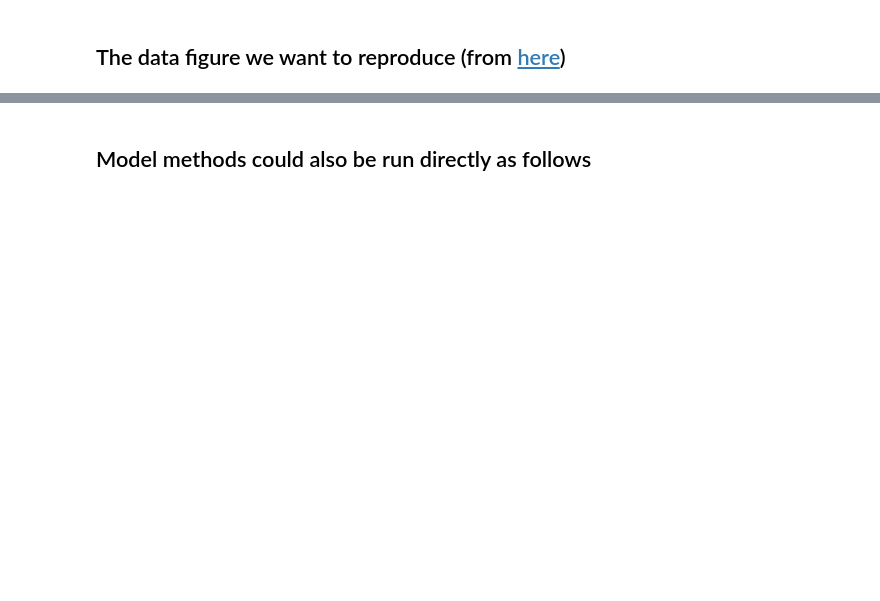
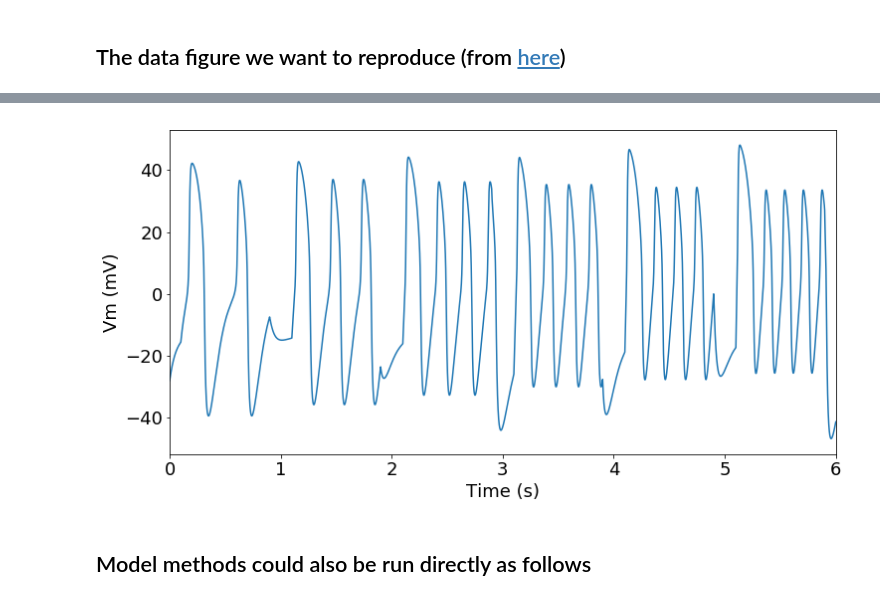
Before and after one commit to openworm/tests, a Jupyter notebook: owtests/CElegansNeuroML/Muscle-Model.ipynb, the cells around one changed output, grey strips where cells are left out. Cells and saved outputs as stored; diff of their text form; code cells hidden in the pictures; blank space fills up the shorter version.

```diff
--- a/owtests/CElegansNeuroML/Muscle-Model.ipynb
+++ b/owtests/CElegansNeuroML/Muscle-Model.ipynb
@@ -112,10 +148,10 @@ Score is Z = -11.03
 # %%
 # Plot the model output for one of the tests
-import matplotlib as mpl
-mpl.rcParams.update({'font.size':18})
-plt.figure(figsize=(12,6))
+plt.rcParams.update({'font.size':18,'figure.figsize':(12,6)})
 score_matrix['APWidthTest']['LEMS_c302_C2_IClampBWM'].plot_vm()
 plt.savefig('model.pdf')
+# %% [output]
+[figure, added]
 # %% [markdown]
 ## Model methods could also be run directly as follows
 # %%
```
Also changed, not shown: parts of 15 cells of this notebook, 2 other files.
